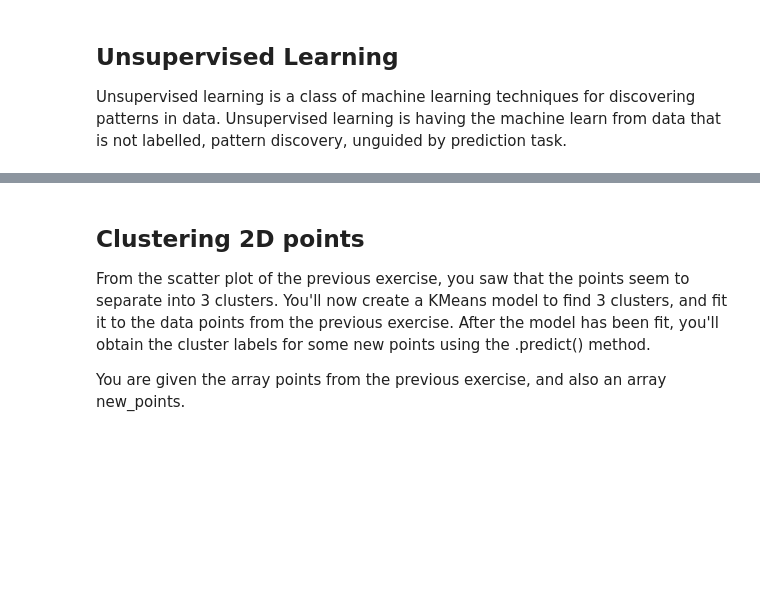
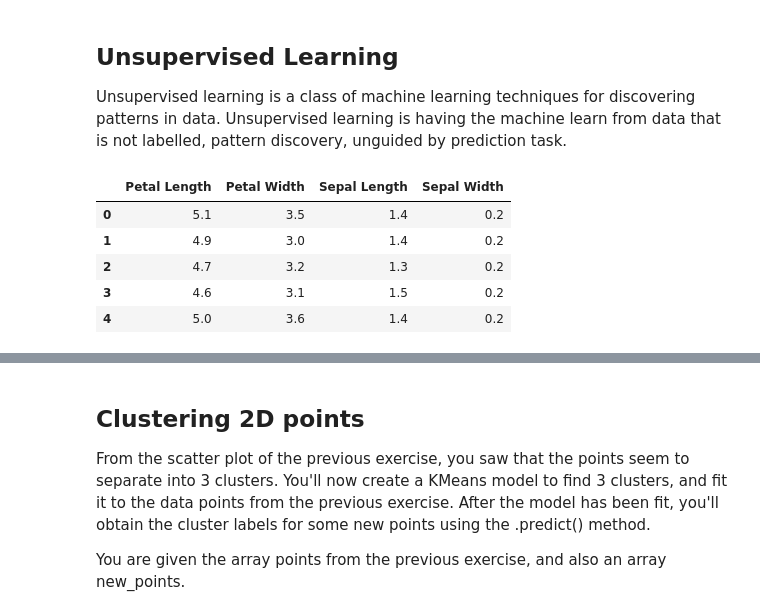
Before and after one commit to Emigbanam/Machine-Learning-Practice, a Jupyter notebook: ML Practice Unsupervised Learning Practice.ipynb, the cells around one changed output, grey strips where cells are left out. Drawn from its saved outputs; the diff is of its cells as text; code cells hidden in the pictures; blank space fills up the shorter version.

```diff
--- a/ML Practice Unsupervised Learning Practice.ipynb
+++ b/ML Practice Unsupervised Learning Practice.ipynb
@@ -8,3 +8,15 @@ import pandas as pd
 import matplotlib.pyplot as plt
 import warnings
 warnings.filterwarnings('ignore')
+# %%
+iris = pd.read_csv(r"C:\Users\Emigb\Documents\Data Science\datasets\iris.data.csv", names=["Petal Length", "Petal Width", "Sepal Length", "Sepal Width", "Species"])
+
+iris_array =  iris.drop('Species', axis=1)
+iris_array.head()
+# %% [output]
+|  | Petal Length | Petal Width | Sepal Length | Sepal Width |
+| 0 | 5.1 | 3.5 | 1.4 | 0.2 |
+| 1 | 4.9 | 3.0 | 1.4 | 0.2 |
+| 2 | 4.7 | 3.2 | 1.3 | 0.2 |
+| 3 | 4.6 | 3.1 | 1.5 | 0.2 |
+| 4 | 5.0 | 3.6 | 1.4 | 0.2 |
```
Also changed, not shown: parts of 5 cells of this notebook.
